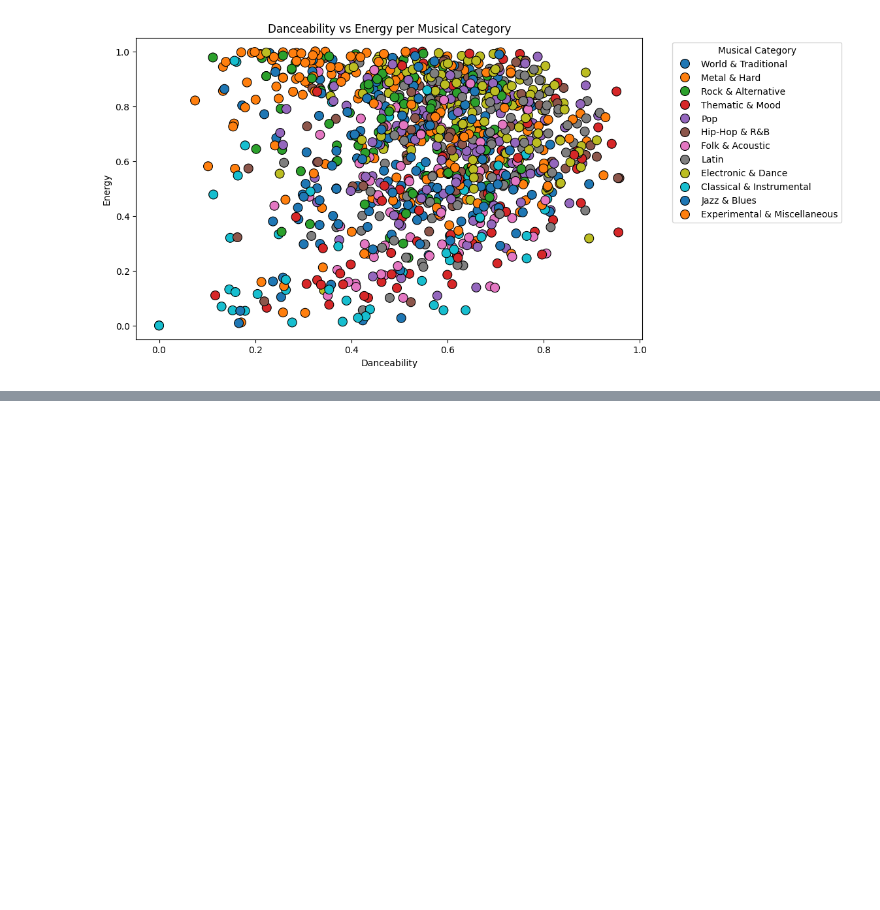
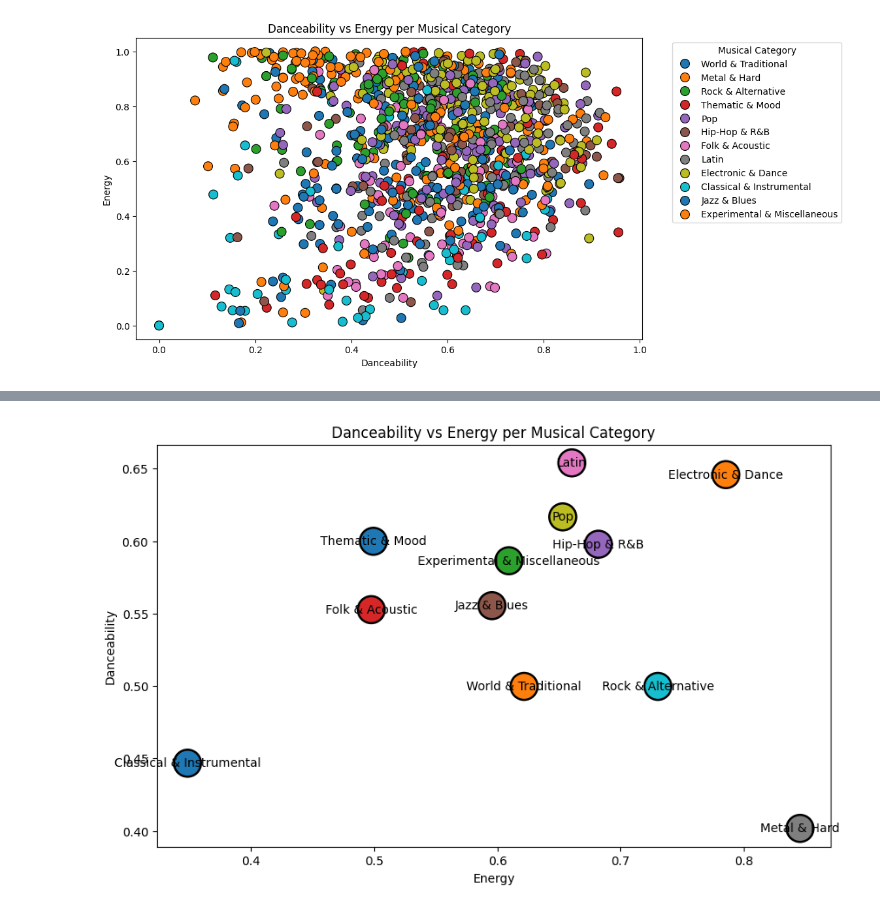
Before and after one commit to ClaudiaGambi/PPM, a Jupyter notebook: visualisation.ipynb, the cells around one changed output, grey strips where cells are left out. Saved outputs shown, nothing was run; the diff lists cells and outputs as text; code cells hidden in the pictures; blank space fills up the shorter version.

```diff
--- a/visualisation.ipynb
+++ b/visualisation.ipynb
@@ -520,0 +536,18 @@ plt.show()
+# %%
+# Calculate the average values of danceability and energy per musical category
+category_avg_dance_energy_musical = tracklist_short.groupby('category_musical')[['danceability', 'energy']].mean().reset_index()
+
+# Create the plot
+fig, ax = plt.subplots(figsize=(10, 6))
+sns.scatterplot(data=category_avg_dance_energy_musical, x='energy', y='danceability', hue='category_musical', palette='tab10', s=500, edgecolor='black', legend=False, ax=ax)
+
+# Annotate the points
+for i, row in category_avg_dance_energy_musical.iterrows():
+    ax.text(row['energy'], row['danceability'], row['category_musical'], ha='center', va='center')
+
+plt.title('Danceability vs Energy per Musical Category')
+plt.xlabel('Energy')
+plt.ylabel('Danceability')
+plt.show()
+# %% [output]
+[figure, added]
```
Also changed, not shown: parts of 6 cells of this notebook.
